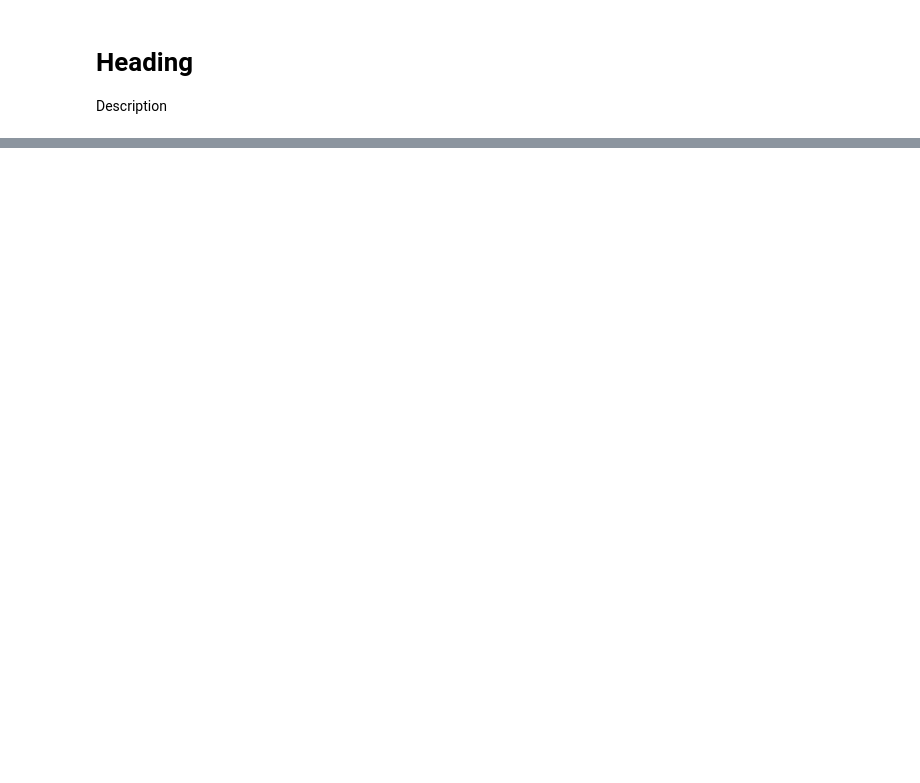
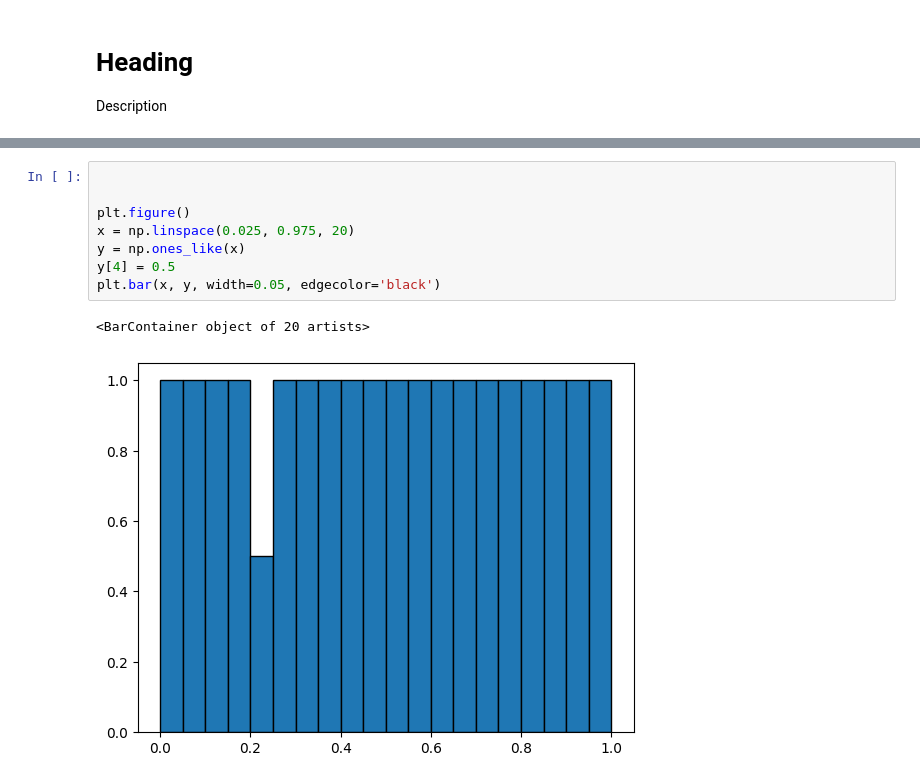
Before and after one commit to JakobBD/innusint, a Jupyter notebook: test.ipynb, the cells around one changed output, grey strips where cells are left out. Cells and saved outputs as stored; diff of their text form; blank space fills up the shorter version.

```diff
--- a/test.ipynb
+++ b/test.ipynb
@@ -13,0 +53,11 @@ plt.plot(np.linspace(0, 1, 1000000), np.linspace(0, 1, 1000000)**2.)
+# %%
+
+
+plt.figure()
+x = np.linspace(0.025, 0.975, 20)
+y = np.ones_like(x)
+y[4] = 0.5
+plt.bar(x, y, width=0.05, edgecolor='black')
+# %% [output]
+<BarContainer object of 20 artists>
+[figure, added]
```
Also changed, not shown: parts of 3 cells of this notebook, 3 other files.
